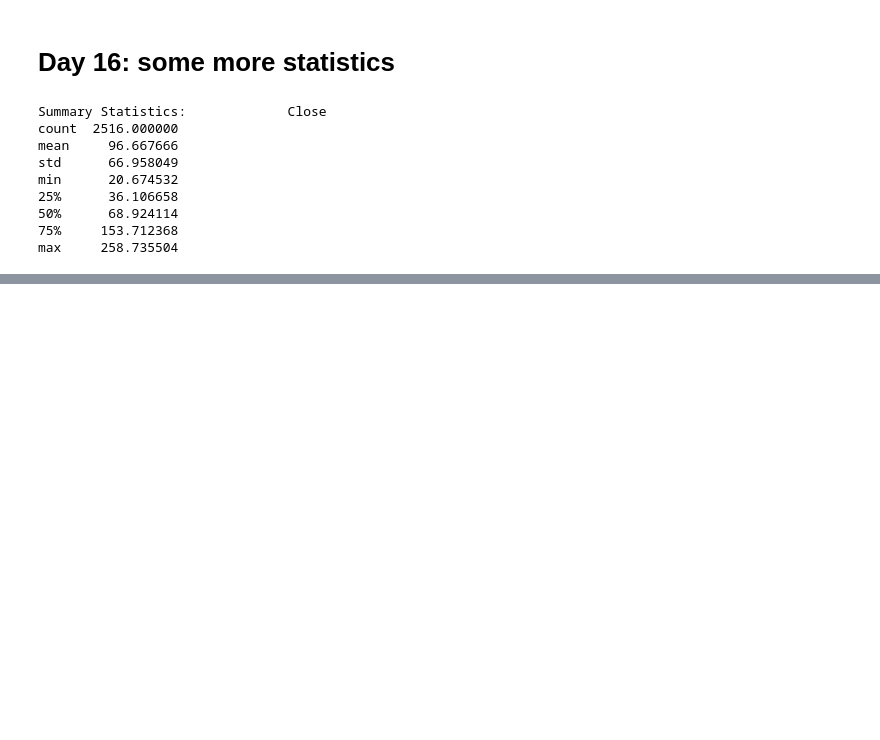
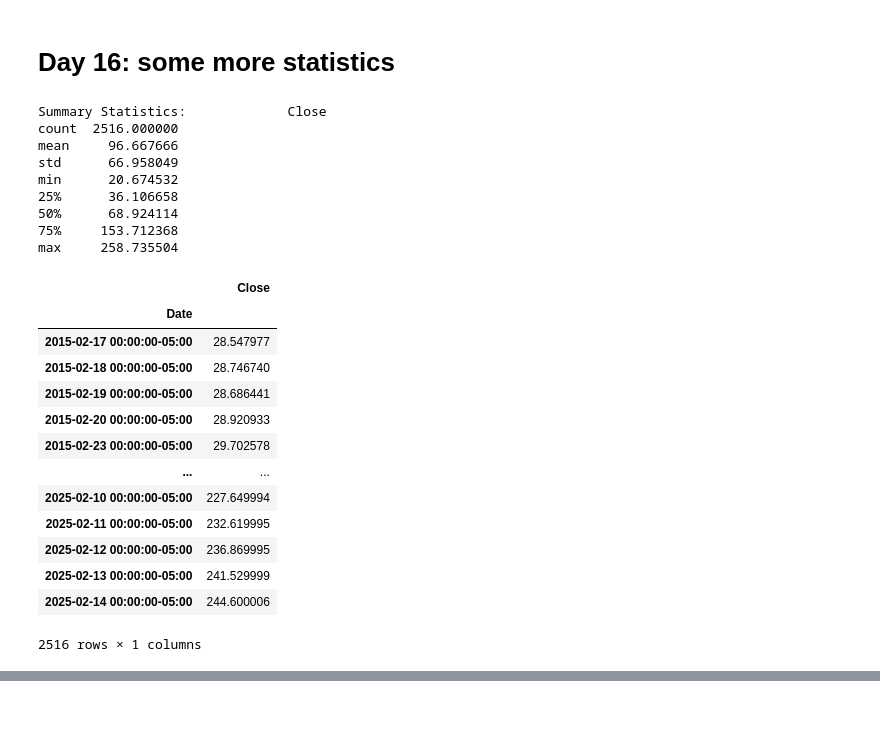
Before and after one commit to hackingbandy/coding_challenge, a Jupyter notebook: main.ipynb, the cells around one changed output, grey strips where cells are left out. Cells and saved outputs as stored; diff of their text form; code cells hidden in the pictures; blank space fills up the shorter version.

```diff
--- a/main.ipynb
+++ b/main.ipynb
@@ -214,14 +214,29 @@ dtype: int64
 # %%
 # Summary
 summary_stats = df_apple_stocks.describe()
 print(f"Summary Statistics:{summary_stats}")
+df_apple_stocks
 # %% [output]
 Summary Statistics:             Close
 count  2516.000000
 mean     96.667666
 std      66.958049
 min      20.674532
 25%      36.106658
 50%      68.924114
 75%     153.712368
 max     258.735504
+|  | Close |
+| Date |  |
+| 2015-02-17 00:00:00-05:00 | 28.547977 |
+| 2015-02-18 00:00:00-05:00 | 28.746740 |
+| 2015-02-19 00:00:00-05:00 | 28.686441 |
+| 2015-02-20 00:00:00-05:00 | 28.920933 |
+| 2015-02-23 00:00:00-05:00 | 29.702578 |
+| ... | ... |
+| 2025-02-10 00:00:00-05:00 | 227.649994 |
+| 2025-02-11 00:00:00-05:00 | 232.619995 |
+| 2025-02-12 00:00:00-05:00 | 236.869995 |
+| 2025-02-13 00:00:00-05:00 | 241.529999 |
+| 2025-02-14 00:00:00-05:00 | 244.600006 |
+2516 rows × 1 columns
```
Also changed, not shown: parts of 2 cells of this notebook.
